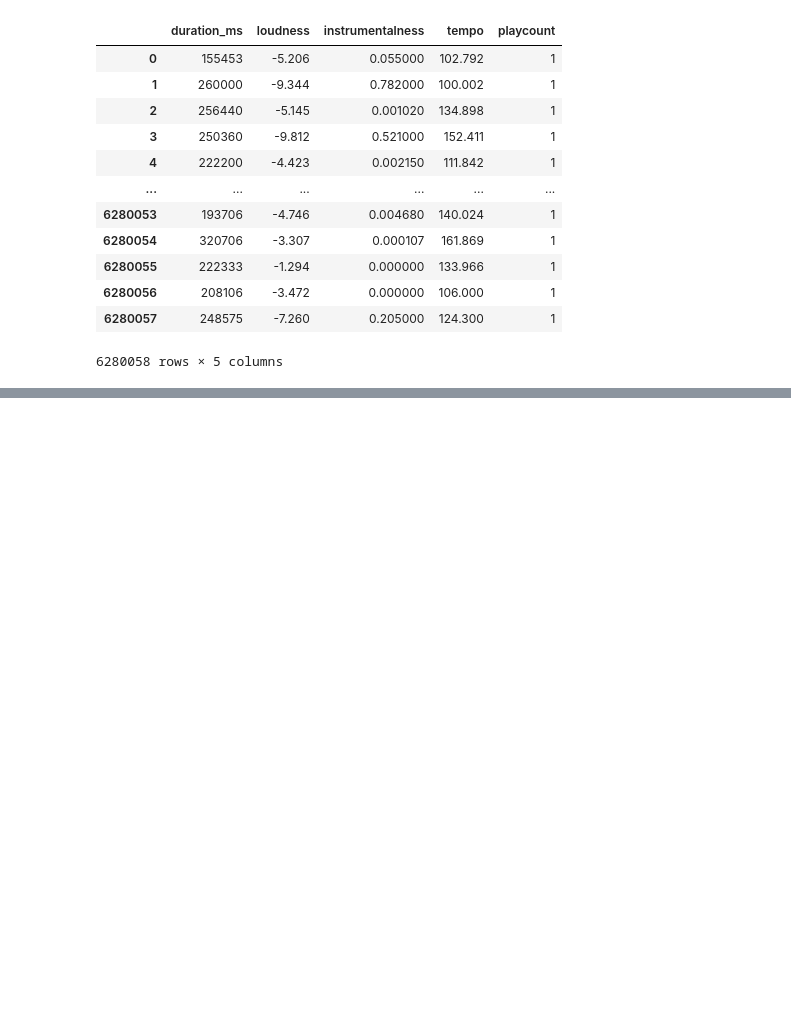
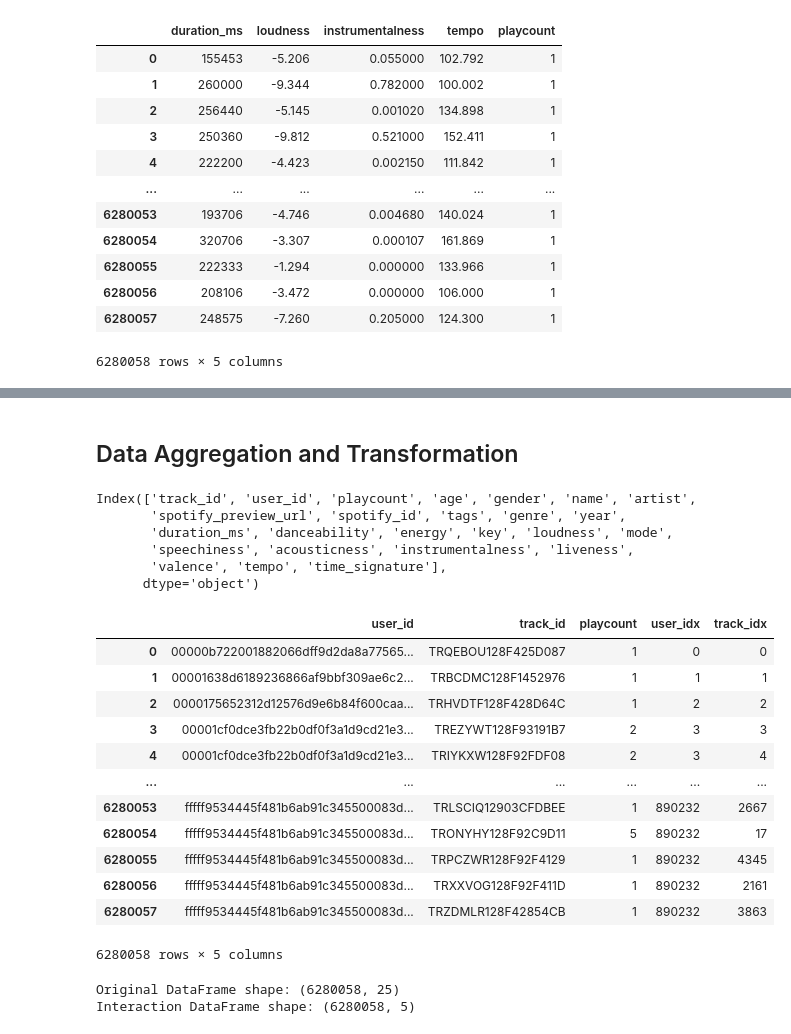
Before and after one commit to jnopareboateng/Lhydra_rs, a Jupyter notebook: spotify_msd/data_cleaning.ipynb, the cells around one changed output, grey strips where cells are left out. Saved outputs shown, nothing was run; the diff lists cells and outputs as text; code cells hidden in the pictures; blank space fills up the shorter version.

```diff
--- a/spotify_msd/data_cleaning.ipynb
+++ b/spotify_msd/data_cleaning.ipynb
@@ -544,0 +617,13 @@ Error:
+# %%
+df = pd.read_csv('../data/msd_full_data_processed.csv')
+# %% [markdown]
+## Data Aggregation and Transformation
+# %%
+df.columns
+# %% [output]
+Index(['track_id', 'user_id', 'playcount', 'age', 'gender', 'name', 'artist',
+       'spotify_preview_url', 'spotify_id', 'tags', 'genre', 'year',
+       'duration_ms', 'danceability', 'energy', 'key', 'loudness', 'mode',
+       'speechiness', 'acousticness', 'instrumentalness', 'liveness',
+       'valence', 'tempo', 'time_signature'],
+      dtype='object')
@@ -544,0 +632,33 @@ Error:
+# %%
+interaction_data = df.groupby(['user_id', 'track_id'])['playcount'].sum().reset_index()
+user_ids = interaction_data['user_id'].unique()
+track_ids = interaction_data['track_id'].unique()
+
+user_id_to_index = {id: index for index, id in enumerate(user_ids)}
+track_id_to_index = {id: index for index, id in enumerate(track_ids)}
+
+interaction_data['user_idx'] = interaction_data['user_id'].map(user_id_to_index)
+interaction_data['track_idx'] = interaction_data['track_id'].map(track_id_to_index)
+# %%
+interaction_data
+# %% [output]
+|  | user_id | track_id | playcount | user_idx | track_idx |
+| 0 | 00000b722001882066dff9d2da8a77565... | TRQEBOU128F425D087 | 1 | 0 | 0 |
+| 1 | 00001638d6189236866af9bbf309ae6c2... | TRBCDMC128F1452976 | 1 | 1 | 1 |
+| 2 | 0000175652312d12576d9e6b84f600caa... | TRHVDTF128F428D64C | 1 | 2 | 2 |
+| 3 | 00001cf0dce3fb22b0df0f3a1d9cd21e3... | TREZYWT128F93191B7 | 2 | 3 | 3 |
+| 4 | 00001cf0dce3fb22b0df0f3a1d9cd21e3... | TRIYKXW128F92FDF08 | 2 | 3 | 4 |
+| ... | ... | ... | ... | ... | ... |
+| 6280053 | fffff9534445f481b6ab91c345500083d... | TRLSCIQ12903CFDBEE | 1 | 890232 | 2667 |
+| 6280054 | fffff9534445f481b6ab91c345500083d... | TRONYHY128F92C9D11 | 5 | 890232 | 17 |
+| 6280055 | fffff9534445f481b6ab91c345500083d... | TRPCZWR128F92F4129 | 1 | 890232 | 4345 |
+| 6280056 | fffff9534445f481b6ab91c345500083d... | TRXXVOG128F92F411D | 1 | 890232 | 2161 |
+| 6280057 | fffff9534445f481b6ab91c345500083d... | TRZDMLR128F42854CB | 1 | 890232 | 3863 |
+6280058 rows × 5 columns
+# %%
+df_shape = df.shape
+interaction_shape = interaction_data.shape
+print(f"Original DataFrame shape: {df_shape}\nInteraction DataFrame shape: {interaction_shape}")
+# %% [output]
+Original DataFrame shape: (6280058, 25)
+Interaction DataFrame shape: (6280058, 5)
```
Also changed, not shown: parts of 11 cells of this notebook, 12 other files.
